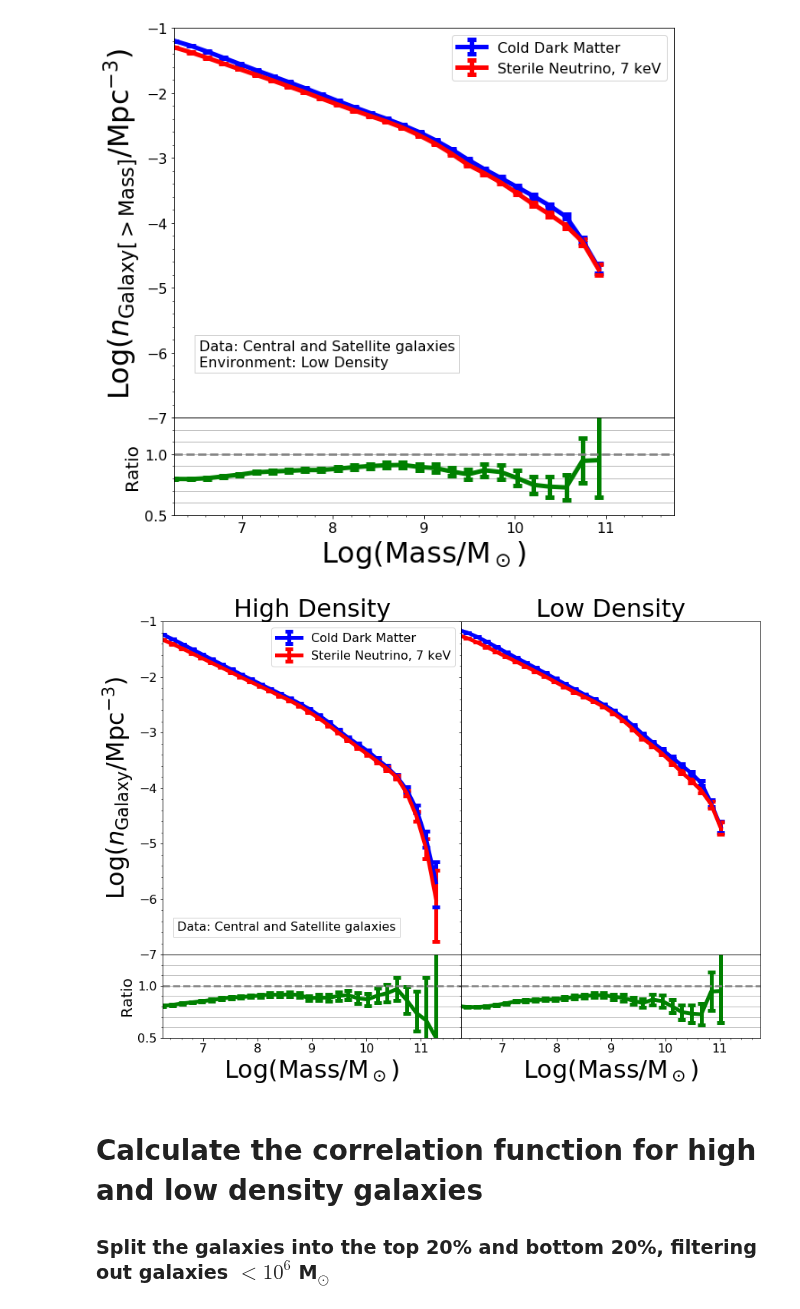
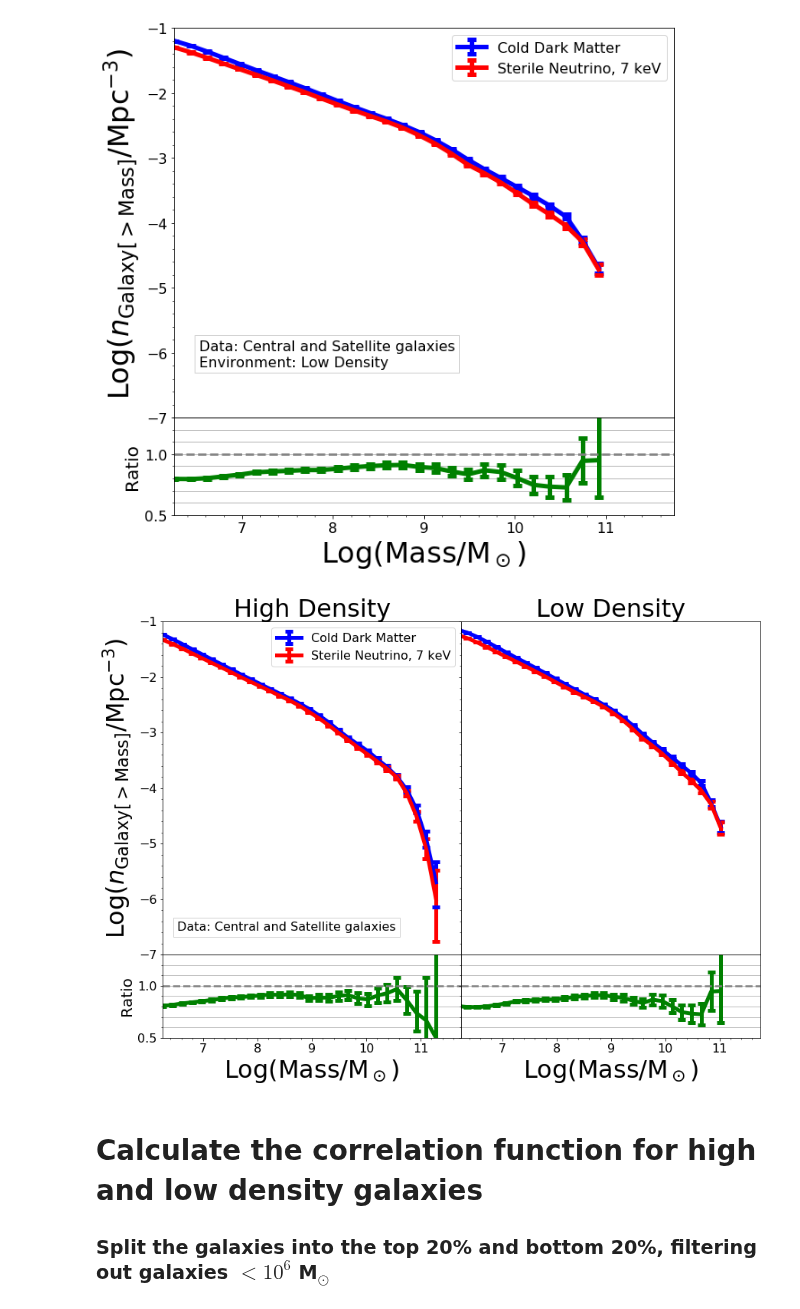
Before and after one commit to mshiferaw/WDM, a Jupyter notebook: Summer 2020/1 Environment_Galaxies_Part4.ipynb, the cells around one changed output. Drawn from its saved outputs; the diff is of its cells as text; code cells hidden in the pictures.

```diff
--- a/Summer 2020/1 Environment_Galaxies_Part4.ipynb
+++ b/Summer 2020/1 Environment_Galaxies_Part4.ipynb
@@ -793,7 +793,7 @@ grid0.errorbar(np.log10(bins[:-1]),np.log10(n_cdm_top),yerr=[low_lim_cdm_top,up_
 grid0.errorbar(np.log10(bins[:-1]),np.log10(n_wdm_top),yerr = [low_lim_wdm_top,up_lim_wdm_top],
                capsize = 5,capthick = 5,label = "Sterile Neutrino, 7 keV",linewidth = 5,color = "red")
 grid0.text(0.05, 0.1, textstr, transform=grid0.transAxes, fontsize=16, verticalalignment='top', bbox=props)
-grid0.set_ylabel(r"Log($n_{\rm {Galaxy}}$/Mpc$^{-3}$)", fontsize = 32)
+grid0.set_ylabel(r"Log($n_{\rm {Galaxy[>Mass]}}$/Mpc$^{-3}$)", fontsize = 32)
 grid0.set_title('High Density',fontsize=32)
 grid0.legend(fontsize = 16)
 
@@ -806,34 +806,34 @@ grid2.axhline(y = 1, color = "grey", ls = "--", linewidth = 2.5)
 #Low density
 grid1.errorbar(np.log10(0.5*(bins[1:]+bins[:-1])),np.log10(n_cdm_low),yerr = [low_lim_cdm_low,up_lim_cdm_low],
                capsize = 5,capthick = 5,label = "Low Density",linewidth = 5, color = "blue")
 grid1.errorbar(np.log10(0.5*(bins[1:]+bins[:-1])),np.log10(n_wdm_low),yerr = [low_lim_wdm_low,up_lim_wdm_low],
                capsize = 5,capthick = 5,label = "Low Density",linewidth = 5, color = "red")
 grid1.set_title('Low Density',fontsize=32)
 
 grid3.errorbar(np.log10(0.5*(bins[1:]+bins[:-1])), ratio_low, yerr = [low_lim_ratio_low, up_lim_ratio_low],
                capsize = 5, capthick = 5, linewidth = 5, color = "green")
 grid3.set_xlabel("Log(Mass/M$_\odot$)", fontsize = 32)
 grid3.axhline(y = 1, color = "grey", ls = "--", linewidth = 2.5)
 
 for i in range(4):
     plt.subplot(grid[i]).tick_params(labelsize=16)
     plt.subplot(grid[i]).set_xlim(6.25, 11.75)
     plt.subplot(grid[i]).minorticks_on()
 
 for i in [0,1]:
     plt.subplot(grid[i]).set_ylim(-7, -1)
 
 for i in [2,3]:
     plt.subplot(grid[i]).set_ylim(0.5, 1.3)
     plt.subplot(grid[i]).yaxis.grid(which = "both")
 
 for i in [1,3]:
     plt.subplot(grid[i]).set_yticklabels([])
 
 plt.savefig('Images/Summer2020/CSMF_both.pdf')
 plt.show()
 # %% [output]
-[figure, old version]
+[figure, new version]
 # %% [markdown]
 # Calculate the correlation function for high and low density galaxies
 ### Split the galaxies into the top 20% and bottom 20%, filtering out galaxies $< 10^6$ M$_\odot$
```
